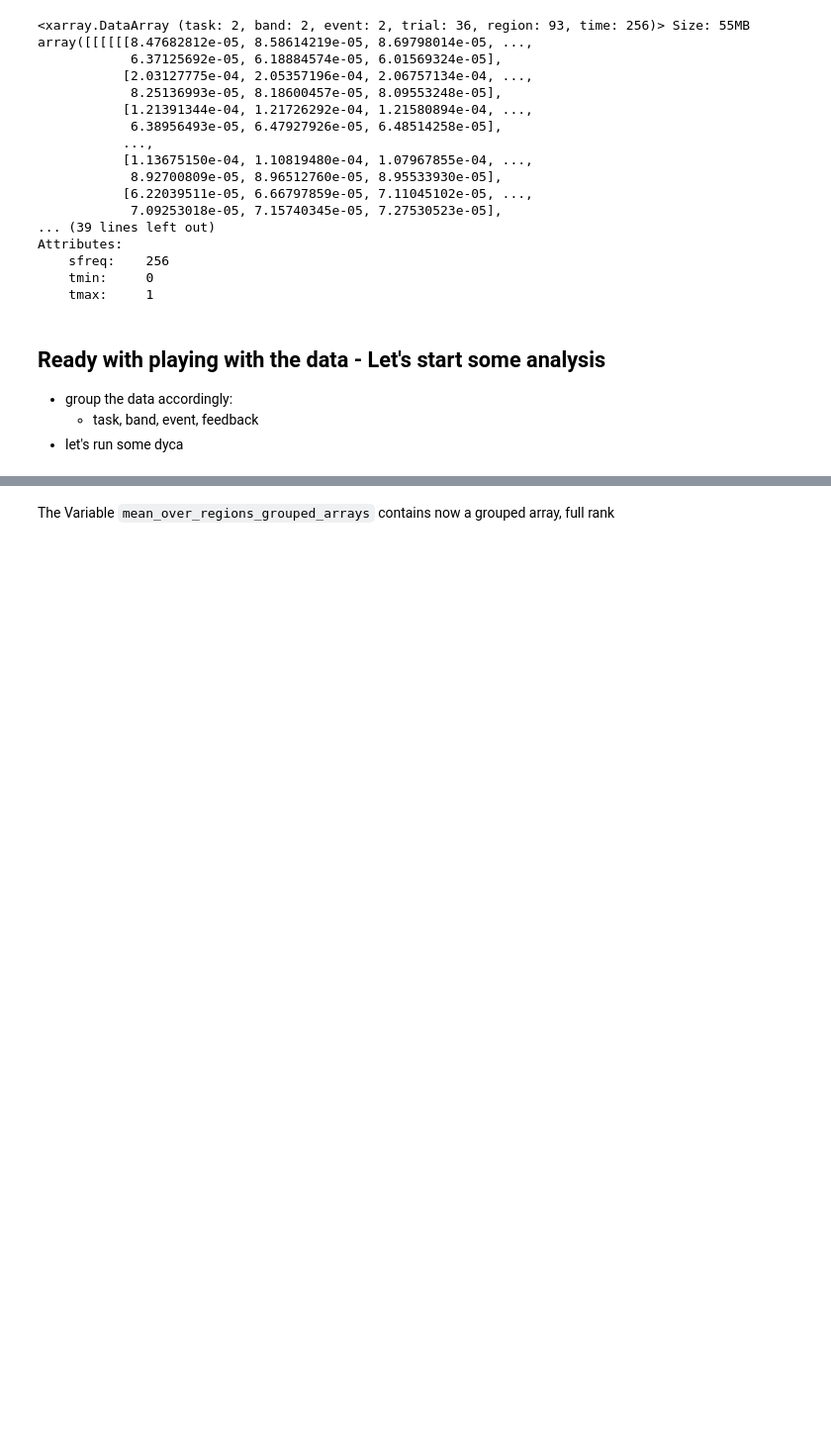
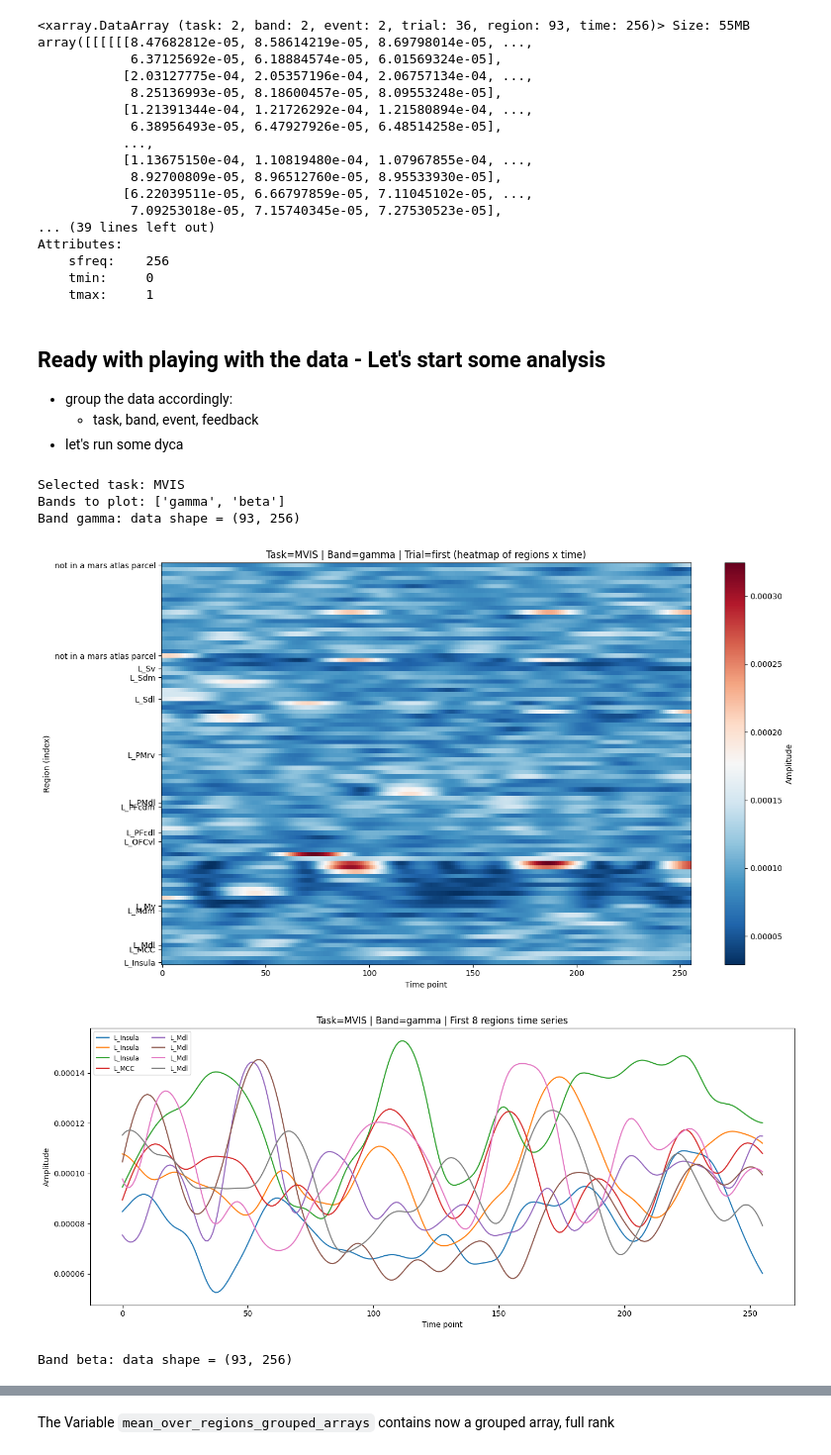
Before and after one commit to annikastiehl/IREM, a Jupyter notebook: dyca_analysis.ipynb, the cells around one changed output, grey strips where cells are left out. Shown: that part at 99% size. Cells and saved outputs as stored; diff of their text form; code cells hidden in the pictures; blank space fills up the shorter version.

Commit message:
sort the regions

```diff
--- a/dyca_analysis.ipynb
+++ b/dyca_analysis.ipynb
@@ -170,6 +170,9 @@ for band in bands_to_plot:
         sel_trial = sel.isel(trial=0)
     except Exception:
         sel_trial = sel
+
+    # sort the regions by their name (alphabetically)
+    sel_trial = sel_trial.sortby('region')
 
     # sel_trial should have dims (region, time); convert to 2D arra
     data = sel_trial.values
@@ -180,30 +183,37 @@ for band in bands_to_plot:
     plt.imshow(data, aspect='auto', origin='lower', cmap='RdBu_r')
     plt.colorbar(label='Amplitude')
     plt.ylabel('Region (index)')
     plt.xlabel('Time point')
     plt.title(f"Task={task} | Band={band} | Trial=first (heatmap of regions x time)")
 
     # reduce y tick labels to avoid overcrowding
     region_names = [str(r) for r in sel_trial.region.values]
     ticks = [0]
     for i in range(1, len(region_names)):
         if region_names[i] != region_names[i-1]:
             ticks.append(i)
     if ticks[-1] != len(region_names) - 1:
         ticks.append(len(region_names) - 1)
     tick_labels = [region_names[i] for i in ticks]
     plt.yticks(ticks, tick_labels)
     plt.tight_layout()
     plt.show()
 
     # also plot a few example region time series (first 8 regions)
     n_examples = min(8, data.shape[0])
     plt.figure(figsize=(14, 6))
     for i in range(n_examples):
         plt.plot(data[i], label=str(sel_trial.region.values[i]))
     plt.legend(ncol=2, fontsize='small')
     plt.xlabel('Time point')
     plt.ylabel('Amplitude')
     plt.title(f"Task={task} | Band={band} | First {n_examples} regions time series")
     plt.tight_layout()
     plt.show()
+# %% [output]
+Selected task: MVIS
+Bands to plot: ['gamma', 'beta']
+Band gamma: data shape = (93, 256)
+[figure, added]
+[figure, added]
+Band beta: data shape = (93, 256)
```
Also changed, not shown: parts of 1 cell of this notebook.
